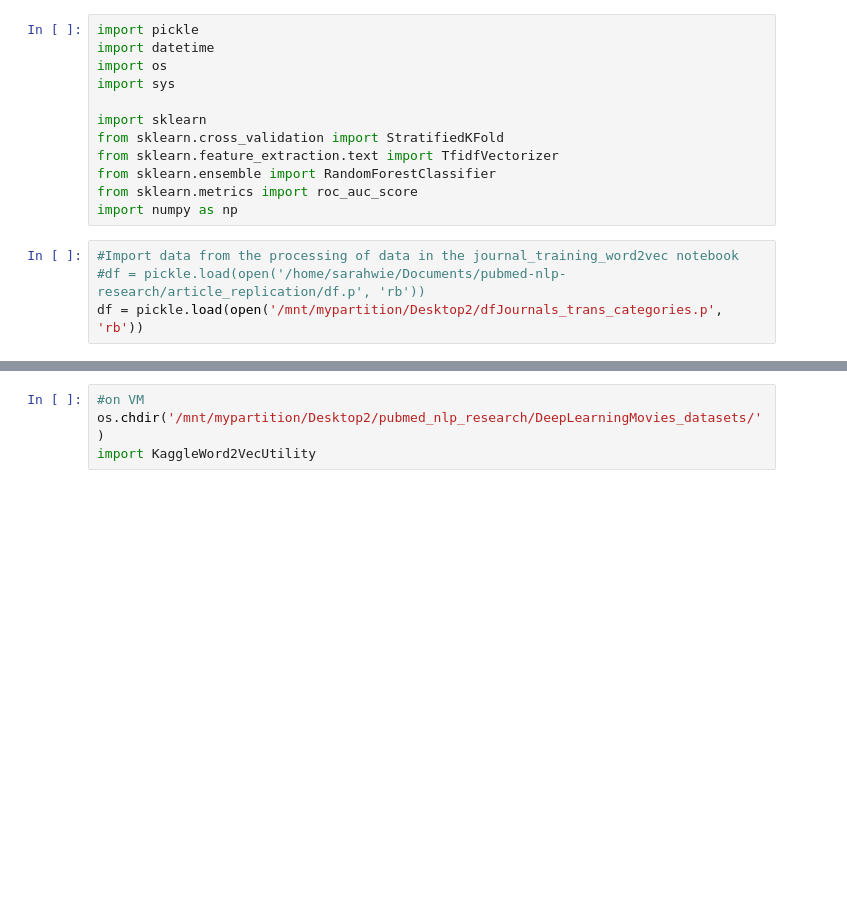
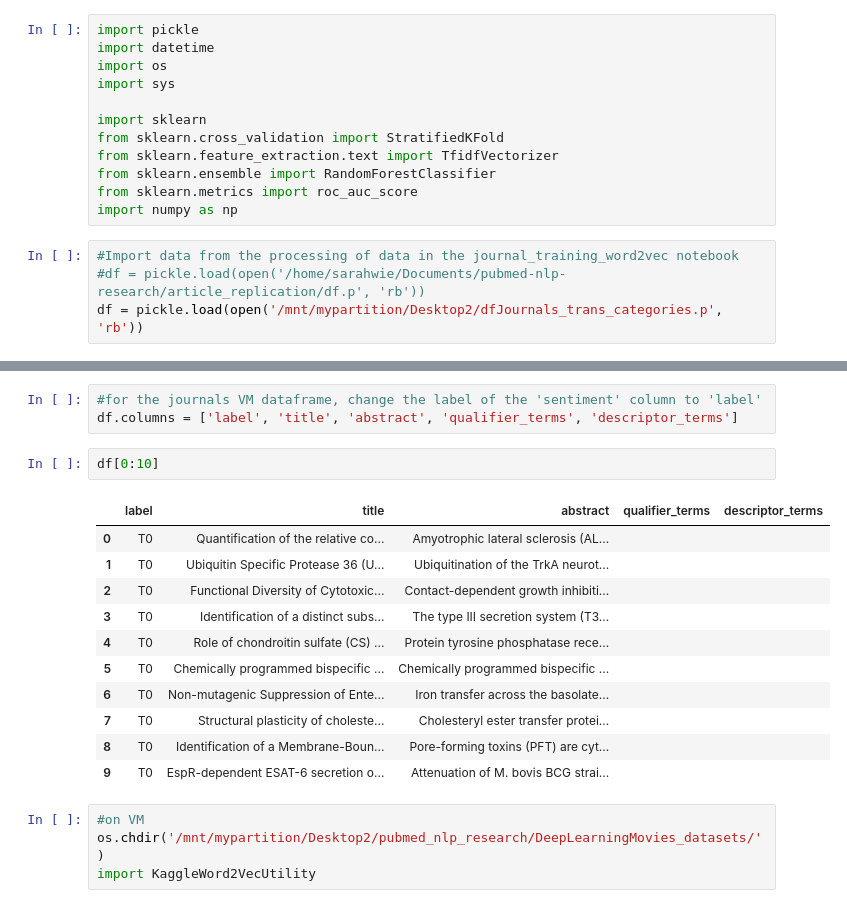
Before and after one commit to sarahwie/pubmed_nlp_research, a Jupyter notebook: journals_Pubmed_random_forest_bows.ipynb, the cells around one changed output, grey strips where cells are left out. Drawn from its saved outputs; the diff is of its cells as text; blank space fills up the shorter version.

```diff
--- a/journals_Pubmed_random_forest_bows.ipynb
+++ b/journals_Pubmed_random_forest_bows.ipynb
@@ -23,3 +23,20 @@ print df.columns.values
+# %%
+#for the journals VM dataframe, change the label of the 'sentiment' column to 'label'
+df.columns = ['label', 'title', 'abstract', 'qualifier_terms', 'descriptor_terms']
+# %%
+df[0:10]
+# %% [output]
+|  | label | title | abstract | qualifier_terms | descriptor_terms |
+| 0 | T0 | Quantification of the relative co... | Amyotrophic lateral sclerosis (AL... |  |  |
+| 1 | T0 | Ubiquitin Specific Protease 36 (U... | Ubiquitination of the TrkA neurot... |  |  |
+| 2 | T0 | Functional Diversity of Cytotoxic... | Contact-dependent growth inhibiti... |  |  |
+| 3 | T0 | Identification of a distinct subs... | The type III secretion system (T3... |  |  |
+| 4 | T0 | Role of chondroitin sulfate (CS) ... | Protein tyrosine phosphatase rece... |  |  |
+| 5 | T0 | Chemically programmed bispecific ... | Chemically programmed bispecific ... |  |  |
+| 6 | T0 | Non-mutagenic Suppression of Ente... | Iron transfer across the basolate... |  |  |
+| 7 | T0 | Structural plasticity of choleste... | Cholesteryl ester transfer protei... |  |  |
+| 8 | T0 | Identification of a Membrane-Boun... | Pore-forming toxins (PFT) are cyt... |  |  |
+| 9 | T0 | EspR-dependent ESAT-6 secretion o... | Attenuation of M. bovis BCG strai... |  |  |
 # %%
 #on VM
 os.chdir('/mnt/mypartition/Desktop2/pubmed_nlp_research/DeepLearningMovies_datasets/')
```
Also changed, not shown: parts of 18 cells of this notebook.
